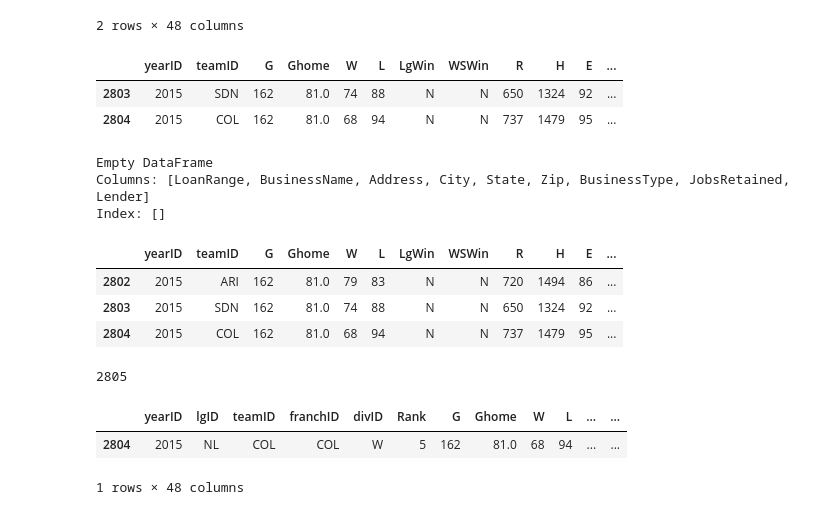
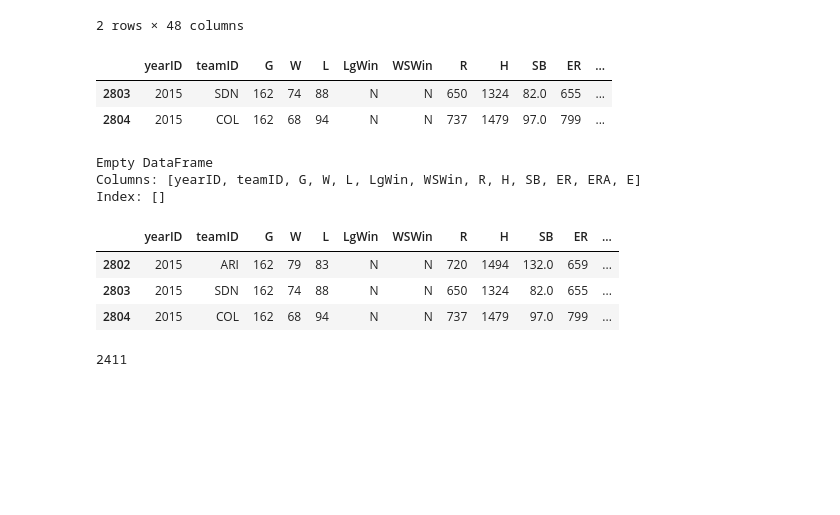
Before and after one commit to jaredfincke/Project-1, a Jupyter notebook: Notebooks/Other Notebook.ipynb, the cells around one changed output. Cells and saved outputs as stored; diff of their text form; code cells hidden in the pictures; blank space fills up the shorter version.

```diff
--- a/Notebooks/Other Notebook.ipynb
+++ b/Notebooks/Other Notebook.ipynb
@@ -26,14 +26,14 @@ Tdf.tail(2)
 # %%
 ### Dropping the columns I am uninterested in
 # %%
-Tdf = Tdf.drop(['lgID','franchID', 'divID', 'Rank', 'DivWin','WCWin','AB','2B','3B','HR','SO','SB','CS','HBP'
-             ,'SF','RA','ER','ERA','CG','SHO','SV','IPouts','HA','HRA','BBA','SOA','DP','FP','name','park'
+Tdf = Tdf.drop(['lgID','franchID', 'divID', 'Rank', 'DivWin','WCWin','AB','2B','3B','HR','CS','HBP','SO'
+             ,'SF','RA','attendance','CG','SHO','SV','IPouts','HA','HRA','SOA','DP','FP','name','park', 'BBA'
               , 'BPF','PPF','teamIDBR','teamIDlahman45','teamIDretro','BB', 'Ghome'], axis = 1)
 Tdf.tail(2)
 # %% [output]
-|  | yearID | teamID | G | Ghome | W | L | LgWin | WSWin | R | H | E | ... |
-| 2803 | 2015 | SDN | 162 | 81.0 | 74 | 88 | N | N | 650 | 1324 | 92 | ... |
-| 2804 | 2015 | COL | 162 | 81.0 | 68 | 94 | N | N | 737 | 1479 | 95 | ... |
+|  | yearID | teamID | G | W | L | LgWin | WSWin | R | H | SB | ER | ... |
+| 2803 | 2015 | SDN | 162 | 74 | 88 | N | N | 650 | 1324 | 82.0 | 655 | ... |
+| 2804 | 2015 | COL | 162 | 68 | 94 | N | N | 737 | 1479 | 97.0 | 799 | ... |
 # %%
 ### Getting rid of any rows with "NaN" values.
 # %%
@@ -41,15 +41,15 @@ Tdf = Tdf.dropna(axis = 'rows');
 print(Tdf[Tdf.isna().any(axis=1)])
 # %% [output]
 Empty DataFrame
-Columns: [LoanRange, BusinessName, Address, City, State, Zip, BusinessType, JobsRetained, Lender]
+Columns: [yearID, teamID, G, W, L, LgWin, WSWin, R, H, SB, ER, ERA, E]
 Index: []
 # %%
 Tdf.tail(3)
 # %% [output]
-|  | yearID | teamID | G | Ghome | W | L | LgWin | WSWin | R | H | E | ... |
-| 2802 | 2015 | ARI | 162 | 81.0 | 79 | 83 | N | N | 720 | 1494 | 86 | ... |
-| 2803 | 2015 | SDN | 162 | 81.0 | 74 | 88 | N | N | 650 | 1324 | 92 | ... |
-| 2804 | 2015 | COL | 162 | 81.0 | 68 | 94 | N | N | 737 | 1479 | 95 | ... |
+|  | yearID | teamID | G | W | L | LgWin | WSWin | R | H | SB | ER | ... |
+| 2802 | 2015 | ARI | 162 | 79 | 83 | N | N | 720 | 1494 | 132.0 | 659 | ... |
+| 2803 | 2015 | SDN | 162 | 74 | 88 | N | N | 650 | 1324 | 82.0 | 655 | ... |
+| 2804 | 2015 | COL | 162 | 68 | 94 | N | N | 737 | 1479 | 97.0 | 799 | ... |
 # %%
 ### Checking to make sure I am left with enough rows
 # %%
@@ -57,10 +57,4 @@ index = Tdf.index
 number_of_rows = len(index)
 print(number_of_rows)
 # %% [output]
-2805
+2411
-# %%
-Tdf.tail(1)
-# %% [output]
-|  | yearID | lgID | teamID | franchID | divID | Rank | G | Ghome | W | L | ... | ... |
-| 2804 | 2015 | NL | COL | COL | W | 5 | 162 | 81.0 | 68 | 94 | ... | ... |
-1 rows × 48 columns
```
Also changed, not shown: parts of 9 cells of this notebook, 2 other files.
